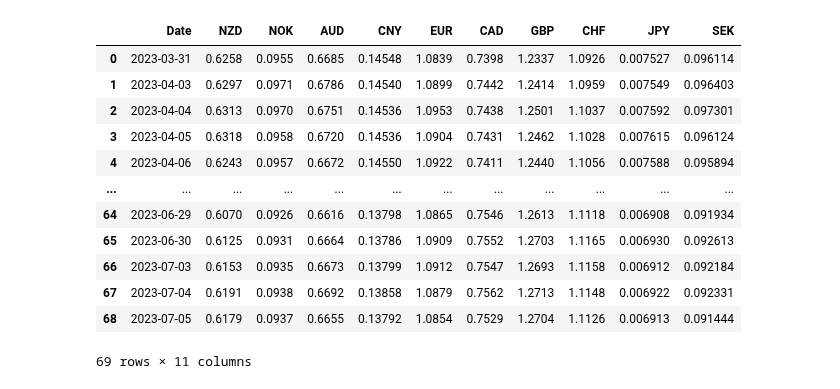
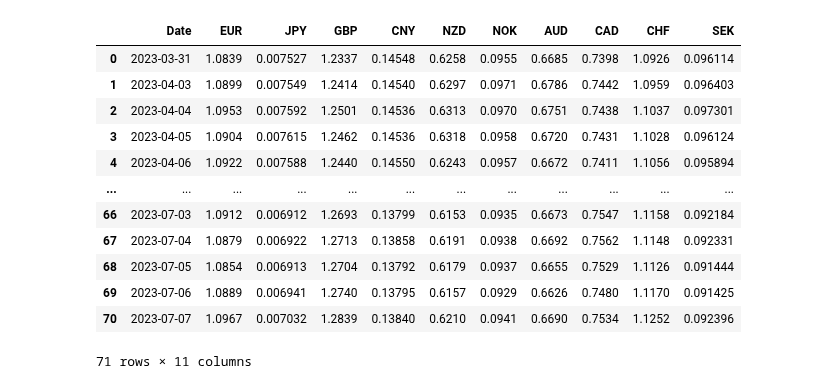
Before and after one commit to ken-100/Investment_Python, a Jupyter notebook: Market/Monitoring/FX_Rank.ipynb, the cells around one changed output. Drawn from its saved outputs; the diff is of its cells as text; code cells hidden in the pictures.

```diff
--- a/Market/Monitoring/FX_Rank.ipynb
+++ b/Market/Monitoring/FX_Rank.ipynb
@@ -44,29 +44,31 @@ Currency Return as of 20230705 (vsUSD, BGN)
 # %%
 ODA = workdays.workday(date.today(), days=-1).strftime("%Y%m%d") #One day agp
 TDA= workdays.workday(date.today(), days=-2)  #Two days ago
+OYA = TDA - relativedelta(months=13)
+OYA = OYA.replace(day=calendar.monthrange(OYA.year, OYA.month)[1]) #One year ago
 
 if TDA.month > 3 or (TDA.month == 3 and TDA.day == 31):
     YE = date(TDA.year, 3, 31).strftime("%Y%m%d")
 else:
     YE = date(TDA.year - 1, 3, 31).strftime("%Y%m%d")
 
-L = ["NZD","NOK","AUD","CNY","EUR","CAD","GBP","CHF","JPY","SEK"]
+L = ["EUR","JPY","GBP","CNY","NZD","NOK","AUD","CAD","CHF","SEK"]
 T = [i + "USD BGN Curncy" for i in L]
 df = blp.bdh(T, "px_last", YE, ODA, Days="W", Fill="P").reset_index()
 df = df[["index"]+T]
 df.columns = ["Date"] + L
 df
 # %% [output]
-|  | Date | NZD | NOK | AUD | CNY | EUR | CAD | GBP | CHF | JPY | SEK |
-| 0 | 2023-03-31 | 0.6258 | 0.0955 | 0.6685 | 0.14548 | 1.0839 | 0.7398 | 1.2337 | 1.0926 | 0.007527 | 0.096114 |
-| 1 | 2023-04-03 | 0.6297 | 0.0971 | 0.6786 | 0.14540 | 1.0899 | 0.7442 | 1.2414 | 1.0959 | 0.007549 | 0.096403 |
-| 2 | 2023-04-04 | 0.6313 | 0.0970 | 0.6751 | 0.14536 | 1.0953 | 0.7438 | 1.2501 | 1.1037 | 0.007592 | 0.097301 |
-| 3 | 2023-04-05 | 0.6318 | 0.0958 | 0.6720 | 0.14536 | 1.0904 | 0.7431 | 1.2462 | 1.1028 | 0.007615 | 0.096124 |
-| 4 | 2023-04-06 | 0.6243 | 0.0957 | 0.6672 | 0.14550 | 1.0922 | 0.7411 | 1.2440 | 1.1056 | 0.007588 | 0.095894 |
+|  | Date | EUR | JPY | GBP | CNY | NZD | NOK | AUD | CAD | CHF | SEK |
+| 0 | 2023-03-31 | 1.0839 | 0.007527 | 1.2337 | 0.14548 | 0.6258 | 0.0955 | 0.6685 | 0.7398 | 1.0926 | 0.096114 |
+| 1 | 2023-04-03 | 1.0899 | 0.007549 | 1.2414 | 0.14540 | 0.6297 | 0.0971 | 0.6786 | 0.7442 | 1.0959 | 0.096403 |
+| 2 | 2023-04-04 | 1.0953 | 0.007592 | 1.2501 | 0.14536 | 0.6313 | 0.0970 | 0.6751 | 0.7438 | 1.1037 | 0.097301 |
+| 3 | 2023-04-05 | 1.0904 | 0.007615 | 1.2462 | 0.14536 | 0.6318 | 0.0958 | 0.6720 | 0.7431 | 1.1028 | 0.096124 |
+| 4 | 2023-04-06 | 1.0922 | 0.007588 | 1.2440 | 0.14550 | 0.6243 | 0.0957 | 0.6672 | 0.7411 | 1.1056 | 0.095894 |
 | ... | ... | ... | ... | ... | ... | ... | ... | ... | ... | ... | ... |
-| 64 | 2023-06-29 | 0.6070 | 0.0926 | 0.6616 | 0.13798 | 1.0865 | 0.7546 | 1.2613 | 1.1118 | 0.006908 | 0.091934 |
-| 65 | 2023-06-30 | 0.6125 | 0.0931 | 0.6664 | 0.13786 | 1.0909 | 0.7552 | 1.2703 | 1.1165 | 0.006930 | 0.092613 |
-| 66 | 2023-07-03 | 0.6153 | 0.0935 | 0.6673 | 0.13799 | 1.0912 | 0.7547 | 1.2693 | 1.1158 | 0.006912 | 0.092184 |
-| 67 | 2023-07-04 | 0.6191 | 0.0938 | 0.6692 | 0.13858 | 1.0879 | 0.7562 | 1.2713 | 1.1148 | 0.006922 | 0.092331 |
-| 68 | 2023-07-05 | 0.6179 | 0.0937 | 0.6655 | 0.13792 | 1.0854 | 0.7529 | 1.2704 | 1.1126 | 0.006913 | 0.091444 |
+| 66 | 2023-07-03 | 1.0912 | 0.006912 | 1.2693 | 0.13799 | 0.6153 | 0.0935 | 0.6673 | 0.7547 | 1.1158 | 0.092184 |
+| 67 | 2023-07-04 | 1.0879 | 0.006922 | 1.2713 | 0.13858 | 0.6191 | 0.0938 | 0.6692 | 0.7562 | 1.1148 | 0.092331 |
+| 68 | 2023-07-05 | 1.0854 | 0.006913 | 1.2704 | 0.13792 | 0.6179 | 0.0937 | 0.6655 | 0.7529 | 1.1126 | 0.091444 |
+| 69 | 2023-07-06 | 1.0889 | 0.006941 | 1.2740 | 0.13795 | 0.6157 | 0.0929 | 0.6626 | 0.7480 | 1.1170 | 0.091425 |
+| 70 | 2023-07-07 | 1.0967 | 0.007032 | 1.2839 | 0.13840 | 0.6210 | 0.0941 | 0.6690 | 0.7534 | 1.1252 | 0.092396 |
-69 rows × 11 columns
+71 rows × 11 columns
```
Also changed, not shown: parts of 6 cells of this notebook.
